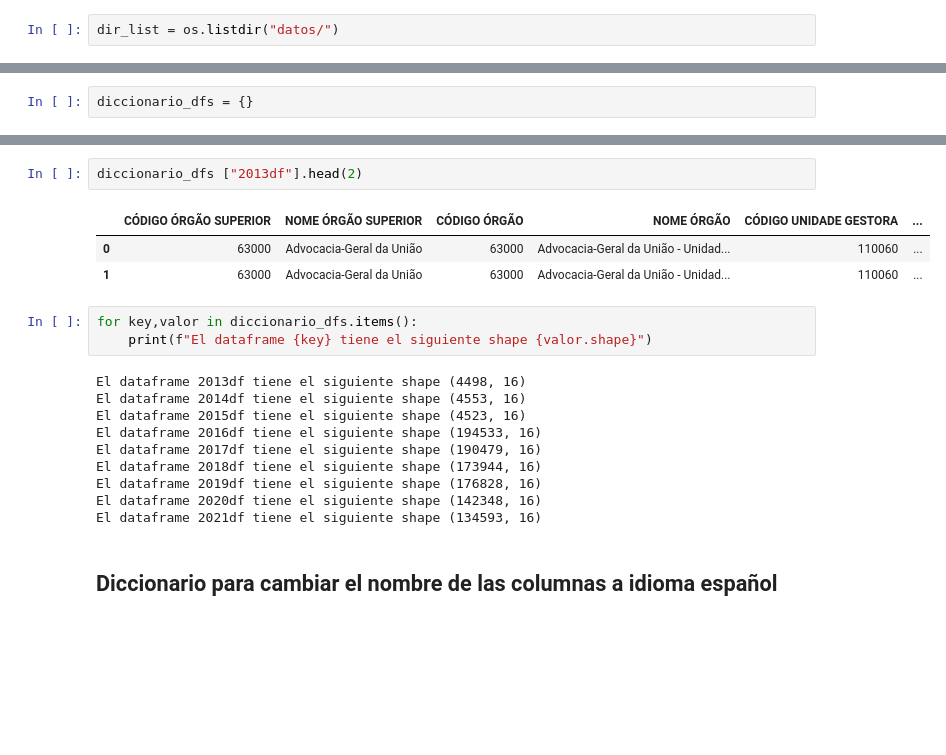
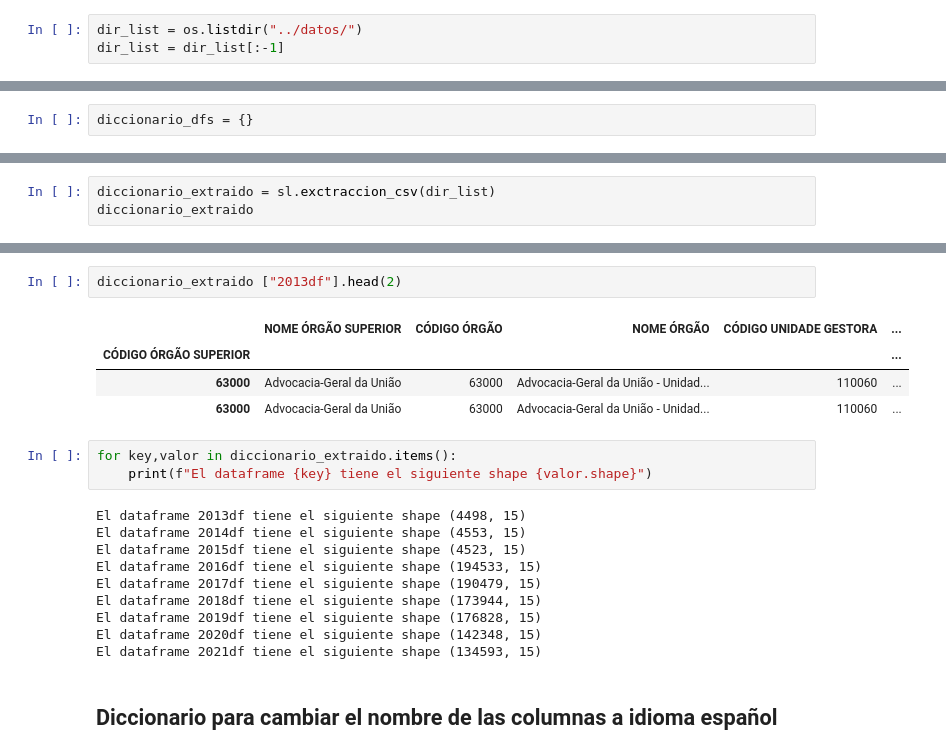
Before and after one commit to JaviG1987/JaviG1987-Proyecto2-EDA-Ingresos-Publicos-Brasil, a Jupyter notebook: Proyecto2-EDA-Ingresos-Publicos-Brasil.ipynb, the cells around one changed output, grey strips where cells are left out. Saved outputs shown, nothing was run; the diff lists cells and outputs as text; blank space fills up the shorter version.

```diff
--- a/Proyecto2-EDA-Ingresos-Publicos-Brasil.ipynb
+++ b/Proyecto2-EDA-Ingresos-Publicos-Brasil.ipynb
@@ -13,7 +15,8 @@ pd.set_option('display.max_columns', None)
 # %% [markdown]
 ## Importación de archivos, con el encoding latin y el separador ;
 # %%
-dir_list = os.listdir("datos/")
+dir_list = os.listdir("../datos/")
+dir_list = dir_list[:-1]
 # %%
 dir_list
 # %% [output]
@@ -38,0 +34,3 @@ for nombre_df, df in diccionario_dfs.items():
+# %%
+diccionario_extraido = sl.exctraccion_csv(dir_list)
+diccionario_extraido
@@ -39,22 +55,23 @@ for nombre_df, df in diccionario_dfs.items():
 # %%
-diccionario_dfs ["2013df"].head(2)
+diccionario_extraido ["2013df"].head(2)
 # %% [output]
-|  | CÓDIGO ÓRGÃO SUPERIOR | NOME ÓRGÃO SUPERIOR | CÓDIGO ÓRGÃO | NOME ÓRGÃO | CÓDIGO UNIDADE GESTORA | ... |
-| 0 | 63000 | Advocacia-Geral da União | 63000 | Advocacia-Geral da União - Unidad... | 110060 | ... |
-| 1 | 63000 | Advocacia-Geral da União | 63000 | Advocacia-Geral da União - Unidad... | 110060 | ... |
+|  | NOME ÓRGÃO SUPERIOR | CÓDIGO ÓRGÃO | NOME ÓRGÃO | CÓDIGO UNIDADE GESTORA | ... |
+| CÓDIGO ÓRGÃO SUPERIOR |  |  |  |  | ... |
+| 63000 | Advocacia-Geral da União | 63000 | Advocacia-Geral da União - Unidad... | 110060 | ... |
+| 63000 | Advocacia-Geral da União | 63000 | Advocacia-Geral da União - Unidad... | 110060 | ... |
 # %%
-for key,valor in diccionario_dfs.items():
+for key,valor in diccionario_extraido.items():
     print(f"El dataframe {key} tiene el siguiente shape {valor.shape}")
 # %% [output]
-El dataframe 2013df tiene el siguiente shape (4498, 16)
-El dataframe 2014df tiene el siguiente shape (4553, 16)
-El dataframe 2015df tiene el siguiente shape (4523, 16)
-El dataframe 2016df tiene el siguiente shape (194533, 16)
-El dataframe 2017df tiene el siguiente shape (190479, 16)
-El dataframe 2018df tiene el siguiente shape (173944, 16)
-El dataframe 2019df tiene el siguiente shape (176828, 16)
-El dataframe 2020df tiene el siguiente shape (142348, 16)
-El dataframe 2021df tiene el siguiente shape (134593, 16)
+El dataframe 2013df tiene el siguiente shape (4498, 15)
+El dataframe 2014df tiene el siguiente shape (4553, 15)
+El dataframe 2015df tiene el siguiente shape (4523, 15)
+El dataframe 2016df tiene el siguiente shape (194533, 15)
+El dataframe 2017df tiene el siguiente shape (190479, 15)
+El dataframe 2018df tiene el siguiente shape (173944, 15)
+El dataframe 2019df tiene el siguiente shape (176828, 15)
+El dataframe 2020df tiene el siguiente shape (142348, 15)
+El dataframe 2021df tiene el siguiente shape (134593, 15)
 # %% [markdown]
 ## Diccionario para cambiar el nombre de las columnas a idioma español
 # %%
```
Also changed, not shown: parts of 31 cells of this notebook, 2 other files.
